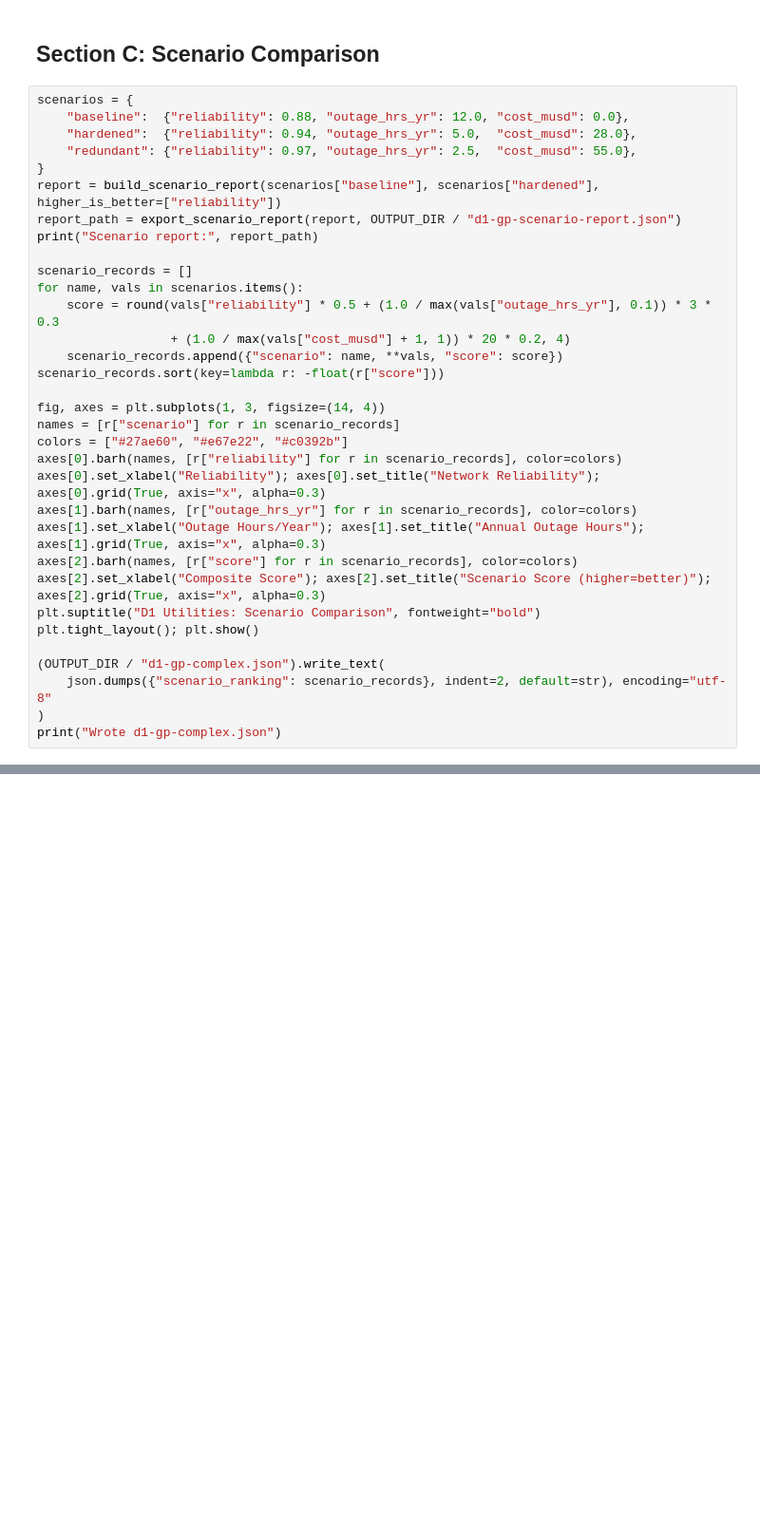
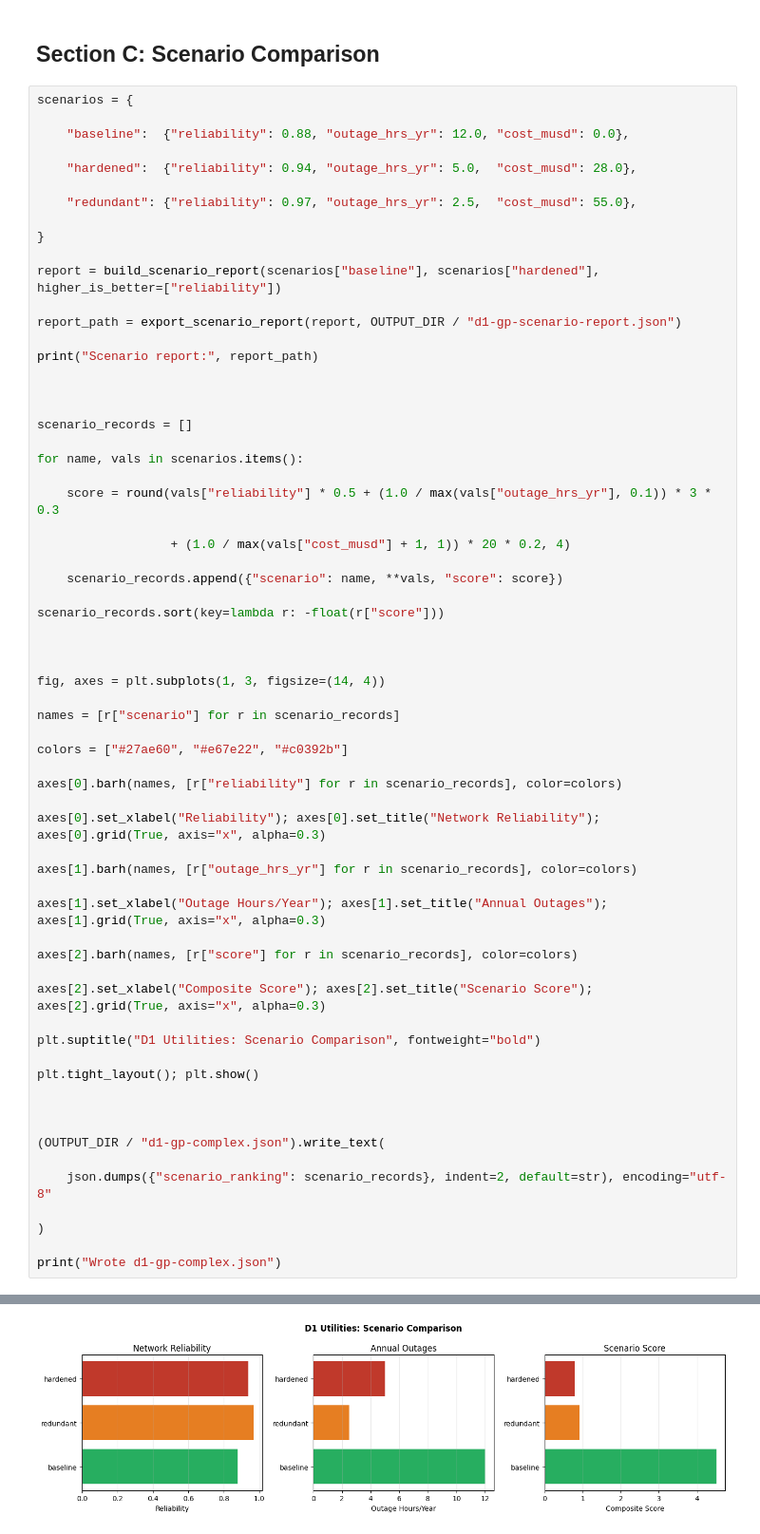
Before and after one commit to matthew-lottly/geoprompt, a Jupyter notebook: examples/notebooks/geoprompt/d1_utilities_workflow.ipynb, the cells around one changed output, grey strips where cells are left out. Shown at 95% size. Cells and saved outputs as stored; diff of their text form; blank space fills up the shorter version.

```diff
--- a/examples/notebooks/geoprompt/d1_utilities_workflow.ipynb
+++ b/examples/notebooks/geoprompt/d1_utilities_workflow.ipynb
@@ -186,34 +386,66 @@ plt.tight_layout(); plt.show()
 ## Section C: Scenario Comparison
 # %%
 scenarios = {
+
     "baseline":  {"reliability": 0.88, "outage_hrs_yr": 12.0, "cost_musd": 0.0},
+
     "hardened":  {"reliability": 0.94, "outage_hrs_yr": 5.0,  "cost_musd": 28.0},
+
     "redundant": {"reliability": 0.97, "outage_hrs_yr": 2.5,  "cost_musd": 55.0},
+
 }
+
 report = build_scenario_report(scenarios["baseline"], scenarios["hardened"], higher_is_better=["reliability"])
+
 report_path = export_scenario_report(report, OUTPUT_DIR / "d1-gp-scenario-report.json")
+
 print("Scenario report:", report_path)
 
+
+
 scenario_records = []
+
 for name, vals in scenarios.items():
+
     score = round(vals["reliability"] * 0.5 + (1.0 / max(vals["outage_hrs_yr"], 0.1)) * 3 * 0.3
+
                   + (1.0 / max(vals["cost_musd"] + 1, 1)) * 20 * 0.2, 4)
+
     scenario_records.append({"scenario": name, **vals, "score": score})
+
 scenario_records.sort(key=lambda r: -float(r["score"]))
 
+
+
 fig, axes = plt.subplots(1, 3, figsize=(14, 4))
+
 names = [r["scenario"] for r in scenario_records]
+
 colors = ["#27ae60", "#e67e22", "#c0392b"]
+
 axes[0].barh(names, [r["reliability"] for r in scenario_records], color=colors)
+
 axes[0].set_xlabel("Reliability"); axes[0].set_title("Network Reliability"); axes[0].grid(True, axis="x", alpha=0.3)
+
 axes[1].barh(names, [r["outage_hrs_yr"] for r in scenario_records], color=colors)
-axes[1].set_xlabel("Outage Hours/Year"); axes[1].set_title("Annual Outage Hours"); axes[1].grid(True, axis="x", alpha=0.3)
+
+axes[1].set_xlabel("Outage Hours/Year"); axes[1].set_title("Annual Outages"); axes[1].grid(True, axis="x", alpha=0.3)
+
 axes[2].barh(names, [r["score"] for r in scenario_records], color=colors)
-axes[2].set_xlabel("Composite Score"); axes[2].set_title("Scenario Score (higher=better)"); axes[2].grid(True, axis="x", alpha=0.3)
+
+axes[2].set_xlabel("Composite Score"); axes[2].set_title("Scenario Score"); axes[2].grid(True, axis="x", alpha=0.3)
+
 plt.suptitle("D1 Utilities: Scenario Comparison", fontweight="bold")
+
 plt.tight_layout(); plt.show()
 
+
+
 (OUTPUT_DIR / "d1-gp-complex.json").write_text(
+
     json.dumps({"scenario_ranking": scenario_records}, indent=2, default=str), encoding="utf-8"
+
 )
+
 print("Wrote d1-gp-complex.json")
+# %% [output]
@@ -219,0 +453 @@ print("Wrote d1-gp-complex.json")
+[figure, added]
```
Also changed, not shown: parts of 4 cells of this notebook, 9 other files.
